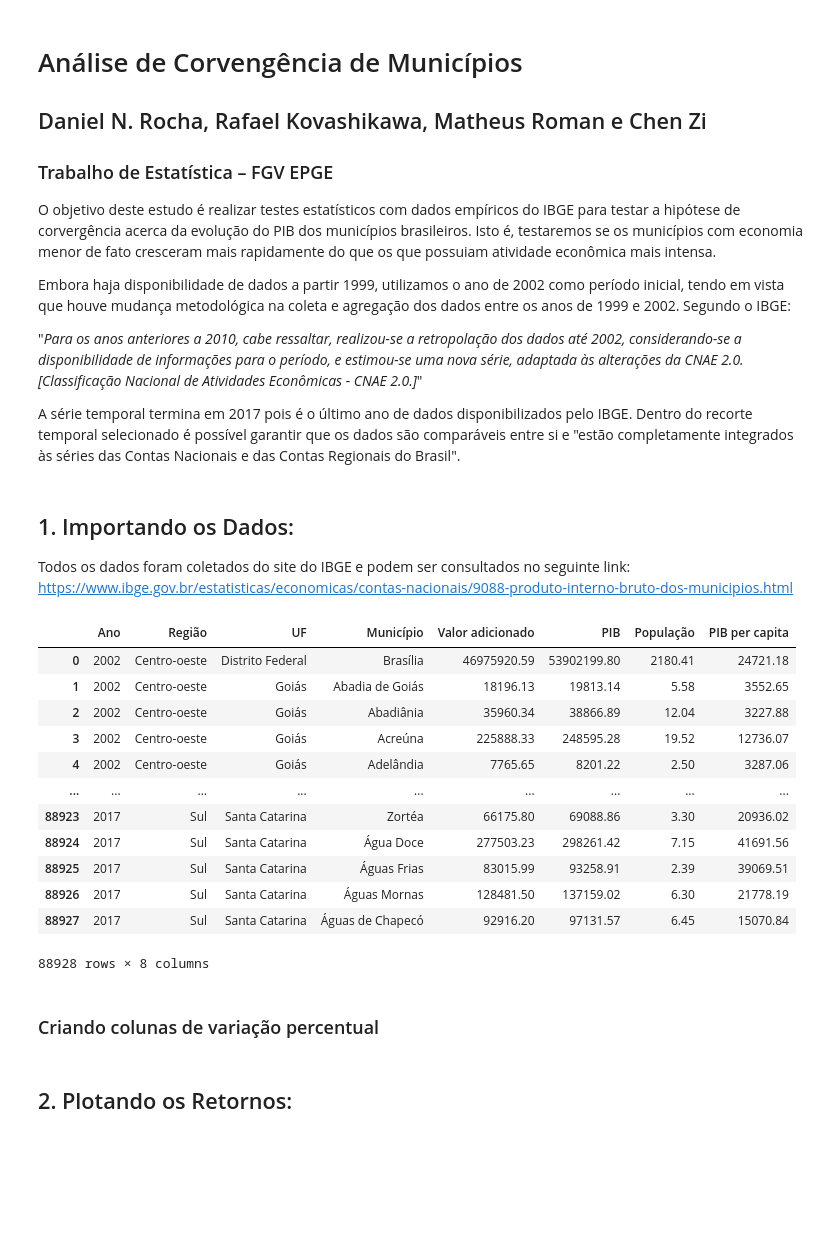
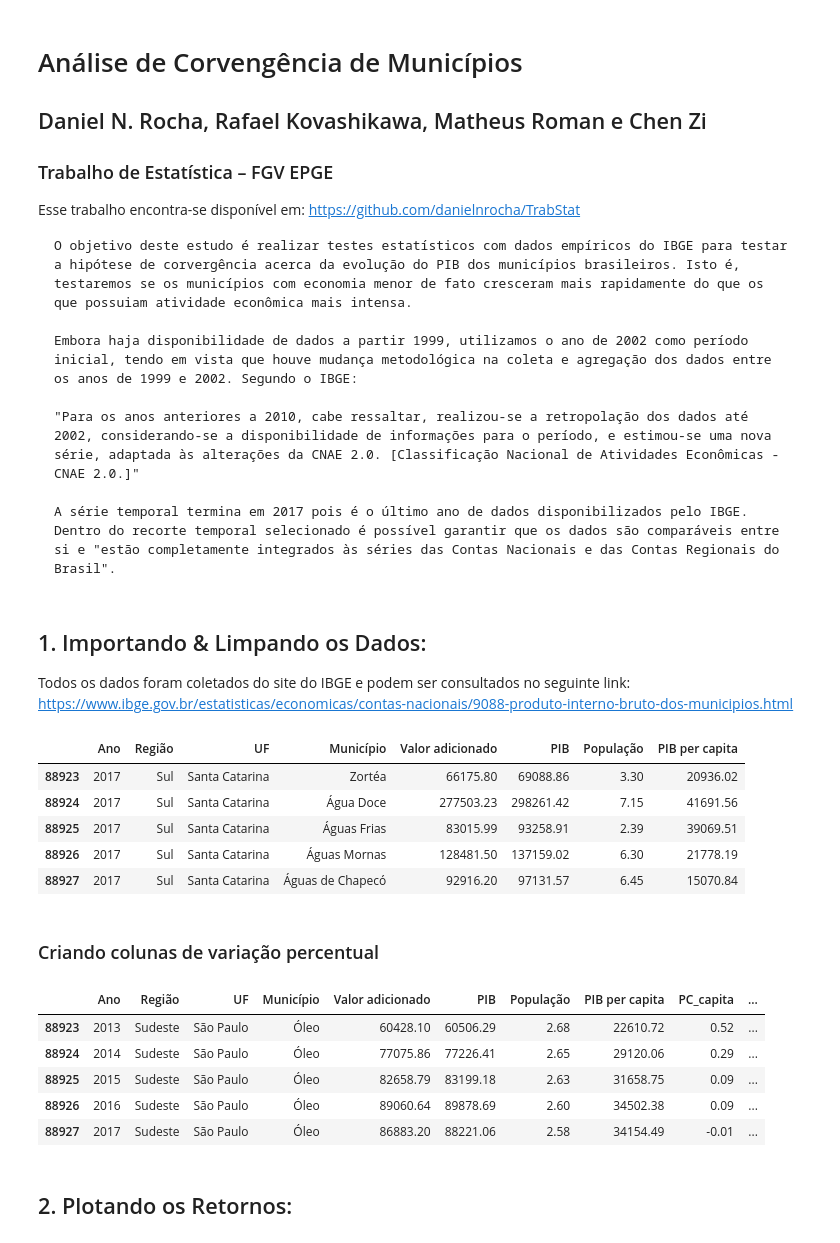
Before and after one commit to danielnrocha/Convergencia_PIB_Municipios, a Jupyter notebook: ConvergenciaMunicipios.ipynb, the cells around one changed output. Cells and saved outputs as stored; diff of their text form; code cells hidden in the pictures; blank space fills up the shorter version.

```diff
--- a/ConvergenciaMunicipios.ipynb
+++ b/ConvergenciaMunicipios.ipynb
@@ -2,13 +2,16 @@
 # Análise de Corvengência de Municípios
 ## Daniel N. Rocha, Rafael Kovashikawa, Matheus Roman e Chen Zi
 ### Trabalho de Estatística – FGV EPGE
-O objetivo deste estudo é realizar testes estatísticos com dados empíricos do IBGE para testar a hipótese de corvergência acerca da evolução do PIB dos municípios brasileiros. Isto é, testaremos se os municípios com economia menor de fato cresceram mais rapidamente do que os que possuiam atividade econômica mais intensa.
 
-Embora haja disponibilidade de dados a partir 1999, utilizamos o ano de 2002 como período inicial, tendo em vista que houve mudança metodológica na coleta e agregação dos dados entre os anos de 1999 e 2002. Segundo o IBGE:
+Esse trabalho encontra-se disponível em: https://github.com/danielnrocha/TrabStat
 
-"_Para os anos anteriores a 2010, cabe ressaltar, realizou-se a retropolação dos dados até 2002, considerando-se a disponibilidade de informações para o período, e estimou-se uma nova série, adaptada às alterações da CNAE 2.0. [Classificação Nacional de Atividades Econômicas - CNAE 2.0.]_"
+    O objetivo deste estudo é realizar testes estatísticos com dados empíricos do IBGE para testar a hipótese de corvergência acerca da evolução do PIB dos municípios brasileiros. Isto é, testaremos se os municípios com economia menor de fato cresceram mais rapidamente do que os que possuiam atividade econômica mais intensa.
 
-A série temporal termina em 2017 pois é o último ano de dados disponibilizados pelo IBGE. Dentro do recorte temporal selecionado é possível garantir que os dados são comparáveis entre si e "estão completamente integrados às séries das Contas Nacionais e das Contas Regionais do Brasil".
+    Embora haja disponibilidade de dados a partir 1999, utilizamos o ano de 2002 como período inicial, tendo em vista que houve mudança metodológica na coleta e agregação dos dados entre os anos de 1999 e 2002. Segundo o IBGE:
+
+    "Para os anos anteriores a 2010, cabe ressaltar, realizou-se a retropolação dos dados até 2002, considerando-se a disponibilidade de informações para o período, e estimou-se uma nova série, adaptada às alterações da CNAE 2.0. [Classificação Nacional de Atividades Econômicas - CNAE 2.0.]"
+
+    A série temporal termina em 2017 pois é o último ano de dados disponibilizados pelo IBGE. Dentro do recorte temporal selecionado é possível garantir que os dados são comparáveis entre si e "estão completamente integrados às séries das Contas Nacionais e das Contas Regionais do Brasil".
 # %%
 %%capture
 %pip install xlrd
@@ -43,7 +46,7 @@ for m,n in zip(['grid.color','axes.titlecolor','axes.labelcolor','xtick.color','
 
 plt.rcParams['font.family'] = 'monospace'
 # %% [markdown]
-## 1. Importando os Dados:
+## 1. Importando & Limpando os Dados:
 Todos os dados foram coletados do site do IBGE e podem ser consultados no seguinte link: https://www.ibge.gov.br/estatisticas/economicas/contas-nacionais/9088-produto-interno-bruto-dos-municipios.html
 # %%
 pib_cities_02_09 = pd.read_excel('PIB dos Municipios - base de dados 2002-2009.xls')
@@ -56,45 +59,38 @@ pib_cities = pib_cities[['Ano','Nome da Grande Região','Nome da Unidade da Fede
                          'Valor adicionado bruto total, \na preços correntes\n(R$ 1.000)',
                          'Produto Interno Bruto, \na preços correntes\n(R$ 1.000)']]
 pib_cities.rename(inplace=True, columns={'Produto Interno Bruto, \na preços correntes\n(R$ 1.000)':'PIB',
                               'Valor adicionado bruto total, \na preços correntes\n(R$ 1.000)':'Valor adicionado',
                               'Produto Interno Bruto per capita, \na preços correntes\n(R$ 1,00)':'PIB per capita',
                               'Nome da Grande Região':'Região','Nome da Unidade da Federação':'UF',
                               'Nome do Município':'Município'})
 
 codigos_cidades = pib_cities[['Município','Código do Município']].drop_duplicates()
 # salvando a tabela para retirar a coluna de codigo de municipio da analise sem perdas de dados
 
 AMCs_dict = {'Figueirão': 'Camapuã', 'Costa Rica': 'Camapuã', 'Paraíso das Águas': 'Camapuã', 'Água Clara': 'Camapuã',  # Camapuã
              'Ipiranga do Norte': 'Tapurah','Itanhangá': 'Tapurah',                                                     # Tapurah
              'Mojuí dos Campos': 'Santarém',                                                                            # Santarém
              'Aroeiras do Itaim': 'Picos',                                                                              # Picos
              'Nazária': 'Teresina',                                                                                     # Teresina
              'Pescaria Brava': 'Laguna',                                                                                # Laguna
              'Balneário Rincão': 'Içara',                                                                               # Içara
              'Pinto Bandeira': 'Bento Gonçalves'}                                                                       # Bento Gonçalves
 tratamento_AMCs = pib_cities['Município'].map(AMCs_dict).fillna(pib_cities['Município'])
 pib_cities['Município'] = tratamento_AMCs
 
 pib_cities['População'] = pib_cities['PIB']/pib_cities['PIB per capita']
 pib_cities = pib_cities.drop('Código do Município', axis=1)
 
 pib_cities = pib_cities.drop('PIB per capita', axis=1)
 pib_cities = pib_cities.groupby(['Ano', 'Região', 'UF', 'Município'], as_index=False).sum()
 pib_cities['PIB per capita'] = pib_cities['PIB'] / pib_cities['População']
-pib_cities
+pib_cities.tail()
 # %% [output]
 |  | Ano | Região | UF | Município | Valor adicionado | PIB | População | PIB per capita |
-| 0 | 2002 | Centro-oeste | Distrito Federal | Brasília | 46975920.59 | 53902199.80 | 2180.41 | 24721.18 |
-| 1 | 2002 | Centro-oeste | Goiás | Abadia de Goiás | 18196.13 | 19813.14 | 5.58 | 3552.65 |
-| 2 | 2002 | Centro-oeste | Goiás | Abadiânia | 35960.34 | 38866.89 | 12.04 | 3227.88 |
-| 3 | 2002 | Centro-oeste | Goiás | Acreúna | 225888.33 | 248595.28 | 19.52 | 12736.07 |
-| 4 | 2002 | Centro-oeste | Goiás | Adelândia | 7765.65 | 8201.22 | 2.50 | 3287.06 |
-| ... | ... | ... | ... | ... | ... | ... | ... | ... |
 | 88923 | 2017 | Sul | Santa Catarina | Zortéa | 66175.80 | 69088.86 | 3.30 | 20936.02 |
 | 88924 | 2017 | Sul | Santa Catarina | Água Doce | 277503.23 | 298261.42 | 7.15 | 41691.56 |
 | 88925 | 2017 | Sul | Santa Catarina | Águas Frias | 83015.99 | 93258.91 | 2.39 | 39069.51 |
 | 88926 | 2017 | Sul | Santa Catarina | Águas Mornas | 128481.50 | 137159.02 | 6.30 | 21778.19 |
 | 88927 | 2017 | Sul | Santa Catarina | Águas de Chapecó | 92916.20 | 97131.57 | 6.45 | 15070.84 |
-88928 rows × 8 columns
 # %% [markdown]
 ### Criando colunas de variação percentual
@@ -103,7 +97,17 @@ pib_cities.sort_values(['Município','UF','Ano'],inplace=True,ignore_index=True)
 # %%
-pib_cities['Região']
+pib_cities.sort_values(['Município','UF','Ano'],inplace=True,ignore_index=True)
+
 for i in ['PIB per capita','Valor adicionado','PIB','População']:
     pib_cities['PC_'+i.split(' ')[-1]] = pib_cities.groupby(['Município','UF'])[i].apply(pd.Series.pct_change)
+
+pib_cities.tail()
+# %% [output]
+|  | Ano | Região | UF | Município | Valor adicionado | PIB | População | PIB per capita | PC_capita | ... |
+| 88923 | 2013 | Sudeste | São Paulo | Óleo | 60428.10 | 60506.29 | 2.68 | 22610.72 | 0.52 | ... |
+| 88924 | 2014 | Sudeste | São Paulo | Óleo | 77075.86 | 77226.41 | 2.65 | 29120.06 | 0.29 | ... |
+| 88925 | 2015 | Sudeste | São Paulo | Óleo | 82658.79 | 83199.18 | 2.63 | 31658.75 | 0.09 | ... |
+| 88926 | 2016 | Sudeste | São Paulo | Óleo | 89060.64 | 89878.69 | 2.60 | 34502.38 | 0.09 | ... |
+| 88927 | 2017 | Sudeste | São Paulo | Óleo | 86883.20 | 88221.06 | 2.58 | 34154.49 | -0.01 | ... |
 # %% [markdown]
 ## 2. Plotando os Retornos:
 # %%
```
Also changed, not shown: parts of 18 cells of this notebook, 2 other files.
